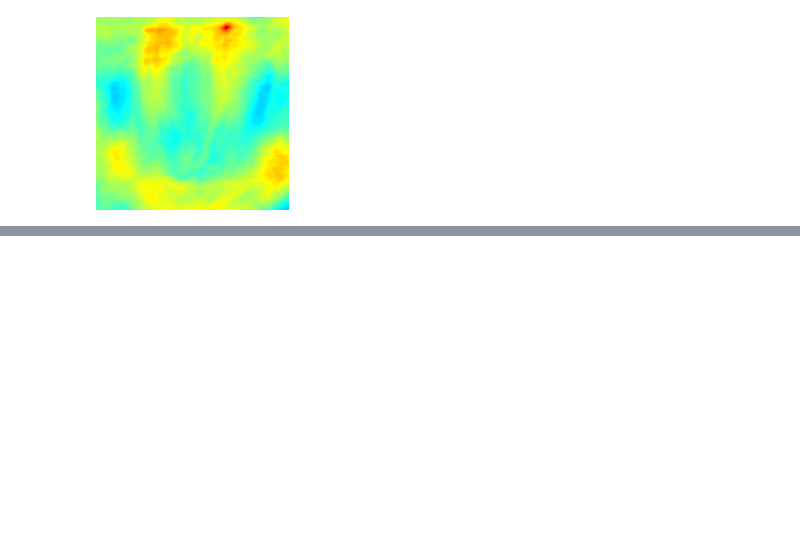
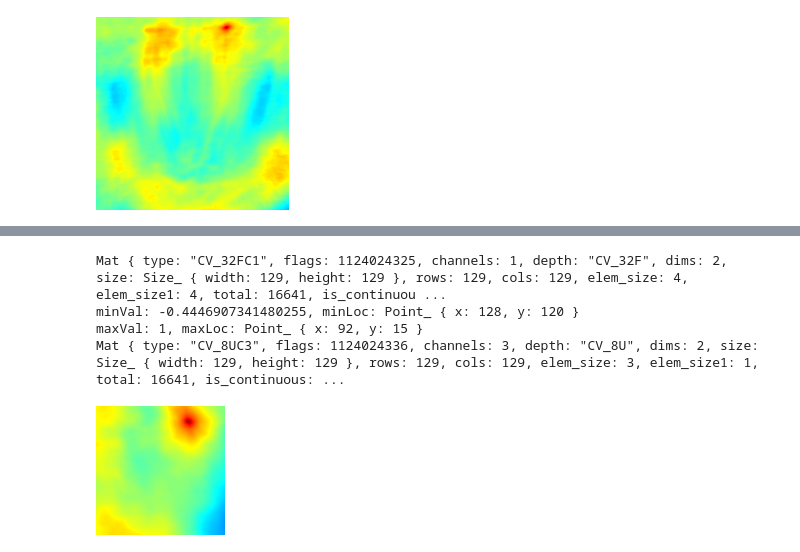
Before and after one commit to noxowl/KU15627-Computer-Vision, a Jupyter notebook: 03_template_matching.ipynb, the cells around one changed output, grey strips where cells are left out. Cells and saved outputs as stored; diff of their text form; code cells hidden in the pictures; blank space fills up the shorter version.

```diff
--- a/03_template_matching.ipynb
+++ b/03_template_matching.ipynb
@@ -362,0 +413,57 @@ Mat { type: "CV_8UC3", flags: 1124024336, channels: 3, depth: "CV_8U", dims: 2,
+# %%
+let mut zncc_result: Mat = Default::default();
+opencv::imgproc::match_template(
+    &img,
+    &img_template,
+    &mut zncc_result,
+    opencv::imgproc::TM_CCOEFF_NORMED,
+    &opencv::core::no_array()
+);
+println!("{:?}", &zncc_result);
+let mut zncc_result_min: f64 = Default::default();
+let zncc_result_min_containter = Some(&mut zncc_result_min);
+let mut zncc_result_max: f64 = Default::default();
+let zncc_result_max_containter = Some(&mut zncc_result_max);
+let mut zncc_result_min_loc: opencv::core::Point = Default::default();
+let zncc_result_min_loc_containter: Option<&mut opencv::core::Point> = Some(&mut zncc_result_min_loc);
+let mut zncc_result_max_loc: opencv::core::Point = Default::default();
+let zncc_result_max_loc_containter: Option<&mut opencv::core::Point> = Some(&mut zncc_result_max_loc);
+opencv::core::min_max_loc(
+    &zncc_result,
+    zncc_result_min_containter,
+    zncc_result_max_containter,
+    zncc_result_min_loc_containter,
+    zncc_result_max_loc_containter,
+    &opencv::core::no_array()
+);
+println!("minVal: {:}, minLoc: {:?}", &zncc_result_min, &zncc_result_min_loc);
+println!("maxVal: {:}, maxLoc: {:?}", &zncc_result_max, &zncc_result_max_loc);
+// zncc_result = (&zncc_result / &zncc_result_max).into_result()?.to_mat()?;
+zncc_result = ((&zncc_result + &Mat::new_rows_cols_with_default(
+    zncc_result.cols(), zncc_result.rows(), opencv::core::CV_32FC1,
+    opencv::core::Scalar::new(1.0, 1.0, 1.0, 1.0)).unwrap())/2.0).into_result()?.to_mat()?;
+let mut zncc_result_clamped_vec2: Vec<Vec<u8>> = Default::default();
+for (p, v) in zncc_result.iter::<f32>()? {
+    let new_v: f32 = v * 255.;
+    if zncc_result_clamped_vec2.len() < (p.y + 1) as usize {
+        zncc_result_clamped_vec2.push(vec![]);
+    }
+    zncc_result_clamped_vec2[p.y as usize].push(new_v.clamp(0., 255.) as u8);
+}
+let mut zncc_result_clamped_mat: Mat = Mat::from_slice_2d(&zncc_result_clamped_vec2)?;
+
+let mut zncc_result_color_map: Mat = Default::default();
+opencv::imgproc::apply_color_map(
+    &zncc_result_clamped_mat,
+    &mut zncc_result_color_map,
+    opencv::imgproc::ColormapTypes::COLORMAP_JET as i32
+);
+println!("{:?}", &zncc_result_color_map);
+
+opencv_imshow(&zncc_result_color_map)
+# %% [output]
+Mat { type: "CV_32FC1", flags: 1124024325, channels: 1, depth: "CV_32F", dims: 2, size: Size_ { width: 129, height: 129 }, rows: 129, cols: 129, elem_size: 4, elem_size1: 4, total: 16641, is_continuou ...
+minVal: -0.4446907341480255, minLoc: Point_ { x: 128, y: 120 }
+maxVal: 1, maxLoc: Point_ { x: 92, y: 15 }
+Mat { type: "CV_8UC3", flags: 1124024336, channels: 3, depth: "CV_8U", dims: 2, size: Size_ { width: 129, height: 129 }, rows: 129, cols: 129, elem_size: 3, elem_size1: 1, total: 16641, is_continuous: ...
+[figure, added]
```
Also changed, not shown: parts of 20 cells of this notebook.
